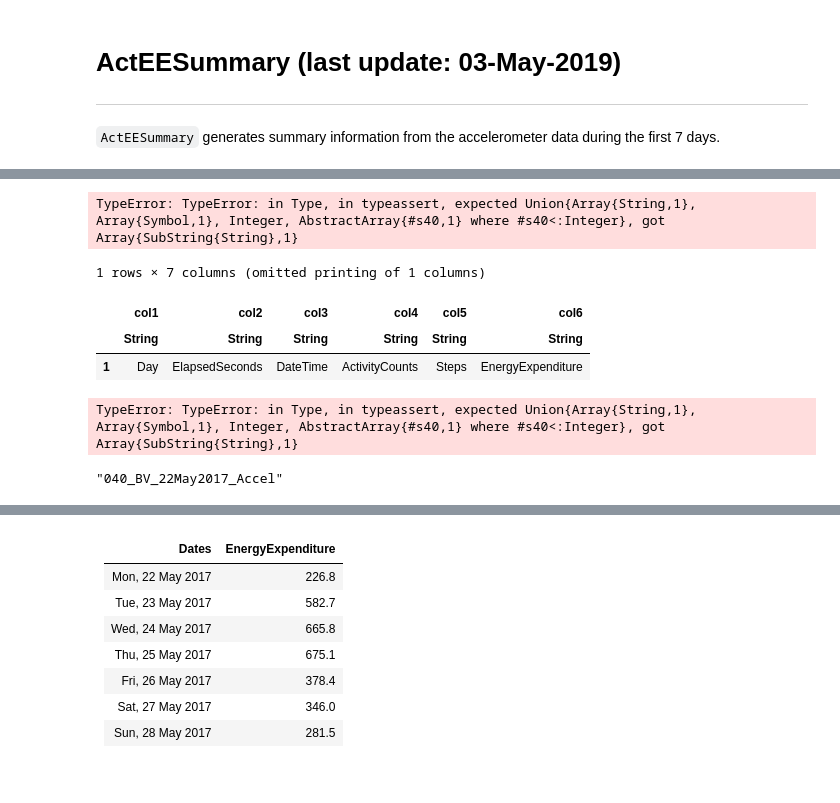
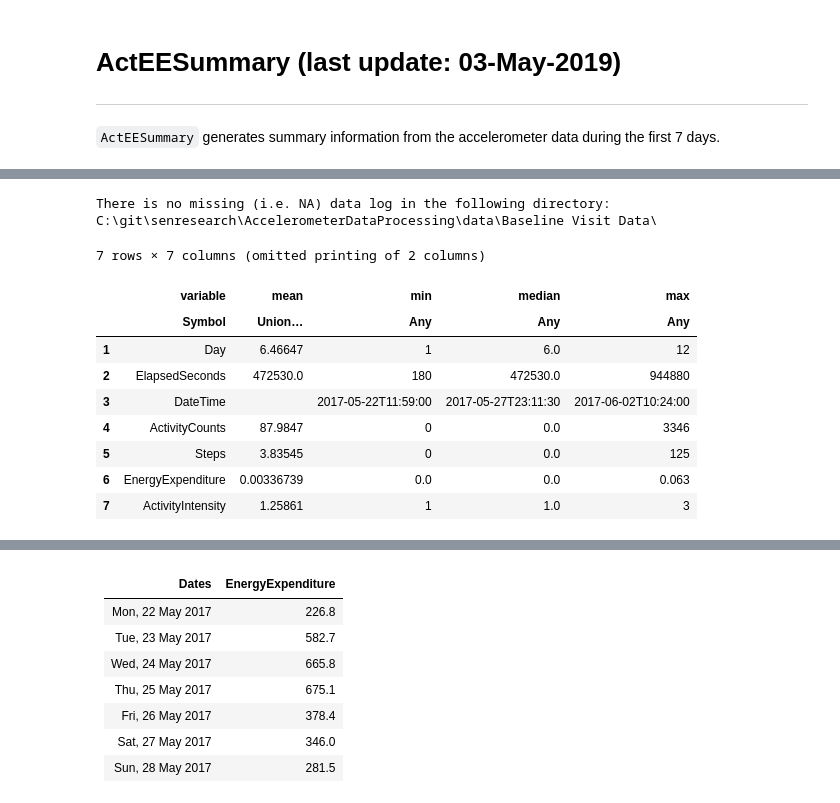
Before and after one commit to senresearch/AccelerometerDataProcessing, a Jupyter notebook: notebooks/ActEESummary.ipynb, the cells around one changed output, grey strips where cells are left out. Drawn from its saved outputs; the diff is of its cells as text; code cells hidden in the pictures.

Commit message:
update deprecated DataFrame functions

```diff
--- a/notebooks/ActEESummary.ipynb
+++ b/notebooks/ActEESummary.ipynb
@@ -16,59 +13,45 @@ WARNING: replacing module ActStatData.
 # %%
 # List of visit directories
-listDir = ["/home/faragegr/Projects/smartbandactivity2018/data/Baseline Visit Data/";
-           "/home/faragegr/Projects/smartbandactivity2018/data/32 Week Gestation Data/";
-           "/home/faragegr/Projects/smartbandactivity2018/data/6 Week PP Data/";
-           "/home/faragegr/Projects/smartbandactivity2018/data/6 Months PP Data/"]
+listDir = ["/../data/Baseline Visit Data/";
+           "/../data/32 Week Gestation Data/";
+           "/../data/6 Week PP Data/";
+           "/../data/6 Months PP Data/";
+           "/../data/12 Months PP Data/"]
 
-myDir = listDir[1];
 # Get the data list files from the directory myDir
+# Get the path of the directory
+myDir = abspath(string(@__DIR__,listDir[1]));
+
+# # Get the data list files from the directory myDir
+# (actFiles, bioFiles) = ActStatData.filesNoNaN(myDir);
 (myData, myHeader) = ActStatData.filesNoNaN(myDir);
 numFile = 3;
+# %% [output]
+There is no missing (i.e. NA) data log in the following directory:
+C:\git\senresearch\AccelerometerDataProcessing\data\Baseline Visit Data\
 # %%
-myActHeader = myDir*myHeader[3]
+myActHeader = myDir*myHeader[numFile]
 # Get any file and show columns of the data frame structure
-df = ActStatData.readActivity(myDir*myData[3]);
+df = ActStatData.readActivity(myDir*myData[numFile]);
 describe(df)
 # %% [output]
-TypeError: TypeError: in Type, in typeassert, expected Union{Array{String,1}, Array{Symbol,1}, Integer, AbstractArray{#s40,1} where #s40<:Integer}, got Array{SubString{String},1}
+7 rows × 7 columns (omitted printing of 2 columns)
+|  | variable | mean | min | median | max |
+|  | Symbol | Union… | Any | Any | Any |
+| 1 | Day | 6.46647 | 1 | 6.0 | 12 |
+| 2 | ElapsedSeconds | 472530.0 | 180 | 472530.0 | 944880 |
+| 3 | DateTime |  | 2017-05-22T11:59:00 | 2017-05-27T23:11:30 | 2017-06-02T10:24:00 |
+| 4 | ActivityCounts | 87.9847 | 0 | 0.0 | 3346 |
+| 5 | Steps | 3.83545 | 0 | 0.0 | 125 |
+| 6 | EnergyExpenditure | 0.00336739 | 0.0 | 0.0 | 0.063 |
+| 7 | ActivityIntensity | 1.25861 | 1 | 1.0 | 3 |
-# %%
-dataFileName = myDir*myData[3]
-dataFileName[end-6:end-4] == "hdr"
-dfHeader = CSV.read(dataFileName, header = ["col1", "col2","col3","col4","col5",
-                                                  "col6", "col7"],  datarow = 2, limit = 1);
-dfHeader
-# %% [output]
-1 rows × 7 columns (omitted printing of 1 columns)
-|  | col1 | col2 | col3 | col4 | col5 | col6 |
-|  | String | String | String | String | String | String |
-| 1 | Day | ElapsedSeconds | DateTime | ActivityCounts | Steps | EnergyExpenditure |
-# %%
-# Read the header from the file and ignore comments
-    if dataFileName[end-6:end-4] == "hdr"
-        # read header for header file
-        dfHeader = CSV.read(dataFileName, header = ["col1", "col2","col3"],  datarow = 2, limit = 1);
-        myheader = sum.(eachcol(dfHeader))# deprecated => colwise(sum,dfHeader);
-    else
-        # read header for data file
-        dfHeader = CSV.read(dataFileName, header = ["col1", "col2","col3","col4","col5",
-                                                  "col6", "col7"],  datarow = 2, limit = 1);
-        myheader = sum.(eachcol(dfHeader))# deprecated => colwise(sum,dfHeader);
-    end # if
-    # Read the data
-    dfData = CSV.read(dataFileName, header = lstrip.(myheader), datarow = 3 );
-    return dfData
-end
-# %% [output]
-TypeError: TypeError: in Type, in typeassert, expected Union{Array{String,1}, Array{Symbol,1}, Integer, AbstractArray{#s40,1} where #s40<:Integer}, got Array{SubString{String},1}
 # %%
 # Get the weight from the bio file
     dfB = ActStatData.readActivity(myActHeader)
     wght = parse(Float64, dfB[6,2]);
 # %%
 colNum = 6;
-myData[3][1:end-4]
+myData[3][1:end-4];
-# %% [output]
-"040_BV_22May2017_Accel"
 # %%
 completeNumDays = 7
 # Select the first 'completeNumDays' days
```
Also changed, not shown: parts of 7 cells of this notebook.
